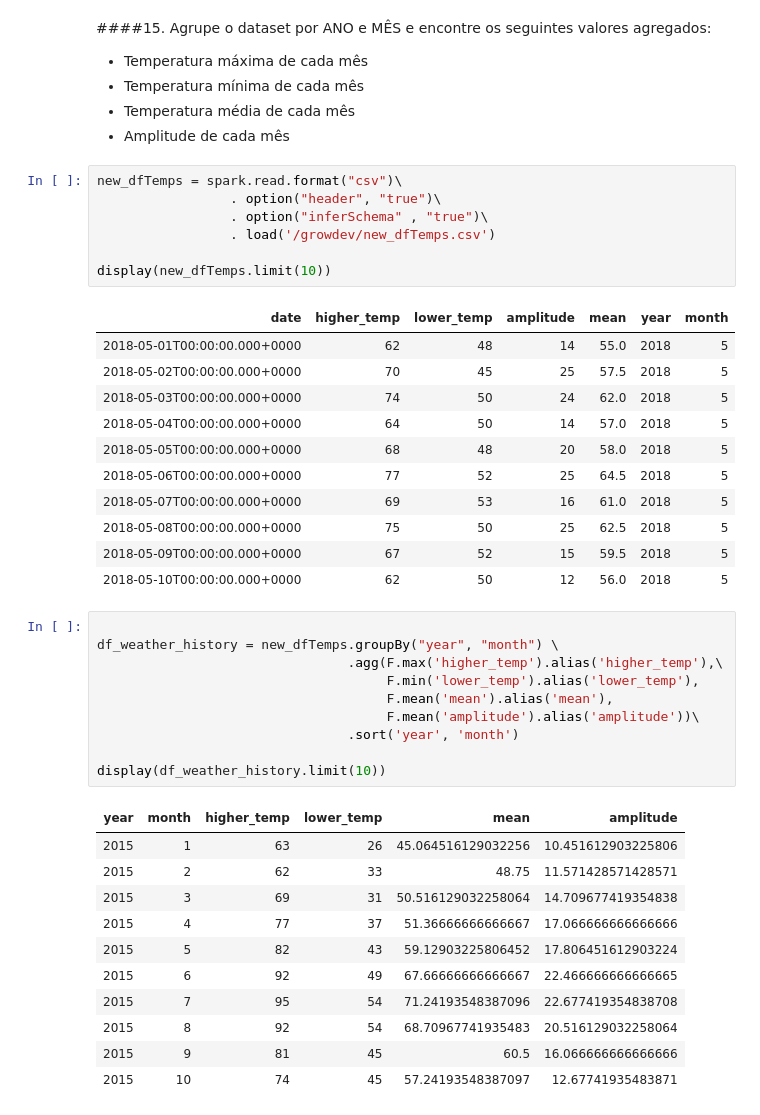
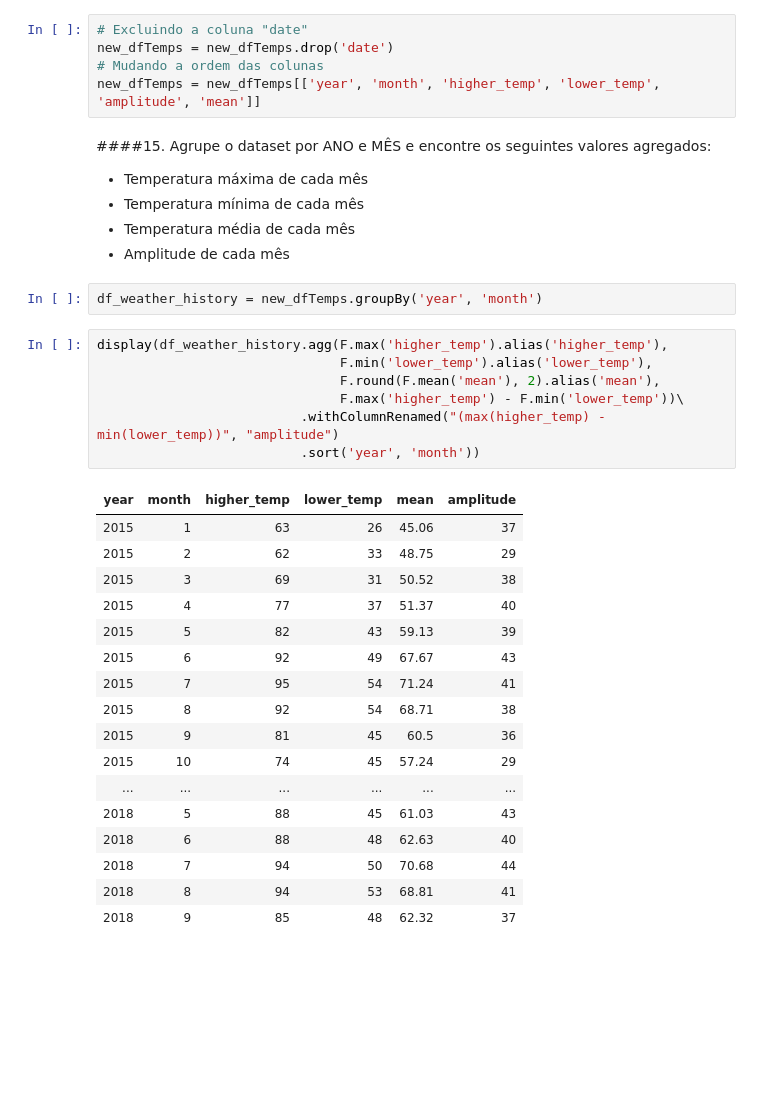
Before and after one commit to JLVanin/Data-Science-Growdev, a Jupyter notebook: Programação com Pyspark/Avaliação_Final.ipynb, the cells around one changed output. Saved outputs shown, nothing was run; the diff lists cells and outputs as text; blank space fills up the shorter version.

```diff
--- a/Programação com Pyspark/Avaliação_Final.ipynb
+++ b/Programação com Pyspark/Avaliação_Final.ipynb
@@ -284,47 +323,38 @@ display(dbutils.fs.ls('/growdev/new_dfTemps.csv'))
+# %%
+# Excluindo a coluna "date"
+new_dfTemps = new_dfTemps.drop('date')
+# Mudando a ordem das colunas
+new_dfTemps = new_dfTemps[['year', 'month', 'higher_temp', 'lower_temp', 'amplitude', 'mean']]
 # %% [markdown]
 ####15. Agrupe o dataset por ANO e MÊS e encontre os seguintes valores agregados:
 * Temperatura máxima de cada mês
 * Temperatura mínima de cada mês
 * Temperatura média de cada mês
 * Amplitude de cada mês
-# %%
-new_dfTemps = spark.read.format("csv")\
-                 . option("header", "true")\
-                 . option("inferSchema" , "true")\
-                 . load('/growdev/new_dfTemps.csv')
-
-display(new_dfTemps.limit(10))
-# %% [output]
-| date | higher_temp | lower_temp | amplitude | mean | year | month |
-| 2018-05-01T00:00:00.000+0000 | 62 | 48 | 14 | 55.0 | 2018 | 5 |
-| 2018-05-02T00:00:00.000+0000 | 70 | 45 | 25 | 57.5 | 2018 | 5 |
-| 2018-05-03T00:00:00.000+0000 | 74 | 50 | 24 | 62.0 | 2018 | 5 |
-| 2018-05-04T00:00:00.000+0000 | 64 | 50 | 14 | 57.0 | 2018 | 5 |
-| 2018-05-05T00:00:00.000+0000 | 68 | 48 | 20 | 58.0 | 2018 | 5 |
-| 2018-05-06T00:00:00.000+0000 | 77 | 52 | 25 | 64.5 | 2018 | 5 |
-| 2018-05-07T00:00:00.000+0000 | 69 | 53 | 16 | 61.0 | 2018 | 5 |
-| 2018-05-08T00:00:00.000+0000 | 75 | 50 | 25 | 62.5 | 2018 | 5 |
-| 2018-05-09T00:00:00.000+0000 | 67 | 52 | 15 | 59.5 | 2018 | 5 |
-| 2018-05-10T00:00:00.000+0000 | 62 | 50 | 12 | 56.0 | 2018 | 5 |
+# %%
+df_weather_history = new_dfTemps.groupBy('year', 'month')
 # %%
-
-df_weather_history = new_dfTemps.groupBy("year", "month") \
-                                .agg(F.max('higher_temp').alias('higher_temp'),\
-                                     F.min('lower_temp').alias('lower_temp'),
-                                     F.mean('mean').alias('mean'),
-                                     F.mean('amplitude').alias('amplitude'))\
-                                .sort('year', 'month')
-
-display(df_weather_history.limit(10))
+display(df_weather_history.agg(F.max('higher_temp').alias('higher_temp'),
+                               F.min('lower_temp').alias('lower_temp'),
+                               F.round(F.mean('mean'), 2).alias('mean'),
+                               F.max('higher_temp') - F.min('lower_temp'))\
+                          .withColumnRenamed("(max(higher_temp) - min(lower_temp))", "amplitude")
+                          .sort('year', 'month'))
 # %% [output]
 | year | month | higher_temp | lower_temp | mean | amplitude |
-| 2015 | 1 | 63 | 26 | 45.064516129032256 | 10.451612903225806 |
-| 2015 | 2 | 62 | 33 | 48.75 | 11.571428571428571 |
-| 2015 | 3 | 69 | 31 | 50.516129032258064 | 14.709677419354838 |
-| 2015 | 4 | 77 | 37 | 51.36666666666667 | 17.066666666666666 |
-| 2015 | 5 | 82 | 43 | 59.12903225806452 | 17.806451612903224 |
-| 2015 | 6 | 92 | 49 | 67.66666666666667 | 22.466666666666665 |
-| 2015 | 7 | 95 | 54 | 71.24193548387096 | 22.677419354838708 |
-| 2015 | 8 | 92 | 54 | 68.70967741935483 | 20.516129032258064 |
-| 2015 | 9 | 81 | 45 | 60.5 | 16.066666666666666 |
-| 2015 | 10 | 74 | 45 | 57.24193548387097 | 12.67741935483871 |
+| 2015 | 1 | 63 | 26 | 45.06 | 37 |
+| 2015 | 2 | 62 | 33 | 48.75 | 29 |
+| 2015 | 3 | 69 | 31 | 50.52 | 38 |
+| 2015 | 4 | 77 | 37 | 51.37 | 40 |
+| 2015 | 5 | 82 | 43 | 59.13 | 39 |
+| 2015 | 6 | 92 | 49 | 67.67 | 43 |
+| 2015 | 7 | 95 | 54 | 71.24 | 41 |
+| 2015 | 8 | 92 | 54 | 68.71 | 38 |
+| 2015 | 9 | 81 | 45 | 60.5 | 36 |
+| 2015 | 10 | 74 | 45 | 57.24 | 29 |
+| ... | ... | ... | ... | ... | ... |
+| 2018 | 5 | 88 | 45 | 61.03 | 43 |
+| 2018 | 6 | 88 | 48 | 62.63 | 40 |
+| 2018 | 7 | 94 | 50 | 70.68 | 44 |
+| 2018 | 8 | 94 | 53 | 68.81 | 41 |
+| 2018 | 9 | 85 | 48 | 62.32 | 37 |
```
Also changed, not shown: parts of 10 cells of this notebook, 3 other files.
